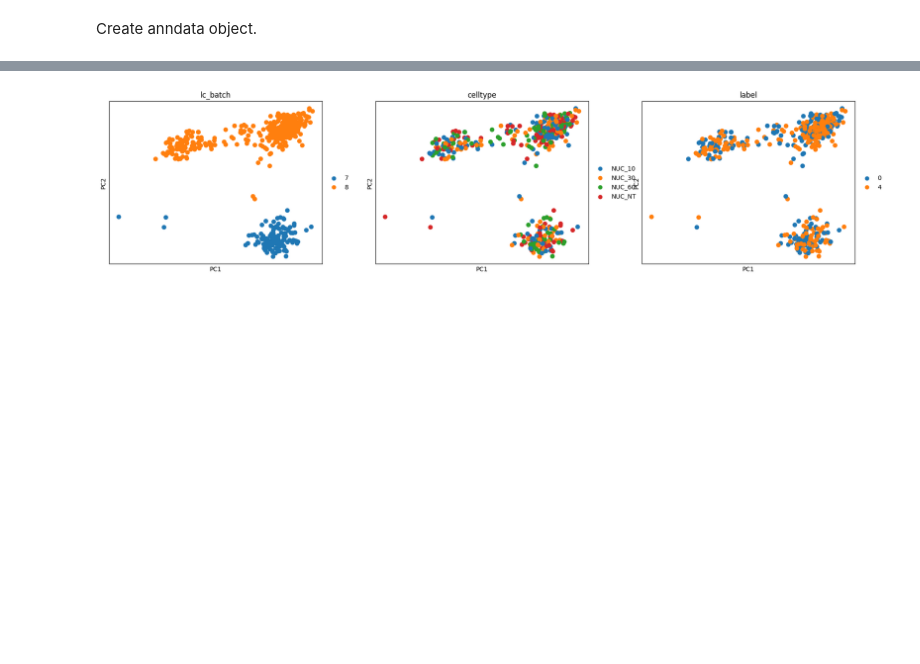
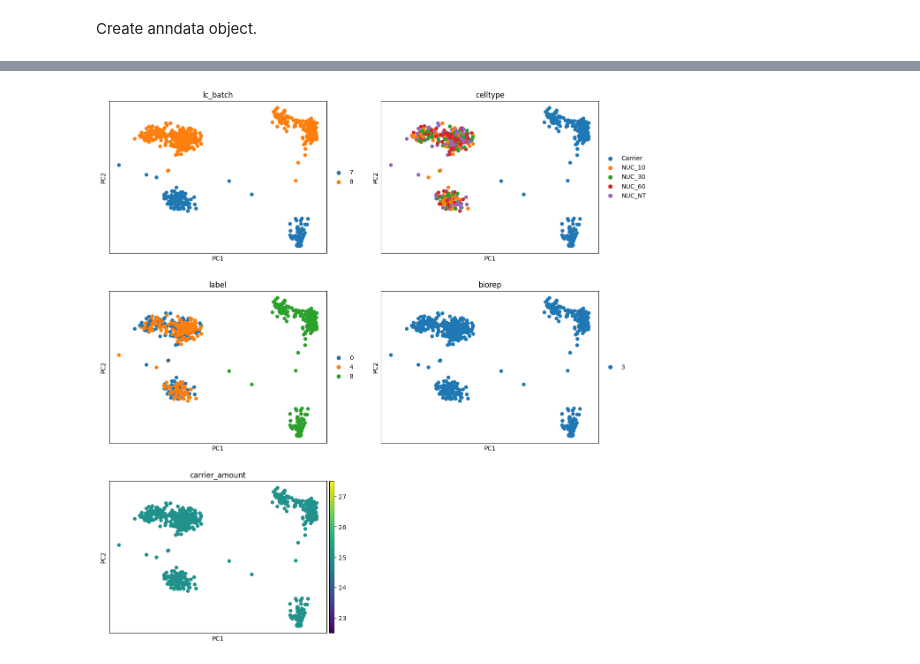
Before and after one commit to RasmusML/Single-nucleus-proteomics, a Jupyter notebook: notebooks/processing.ipynb, the cells around one changed output, grey strips where cells are left out. Saved outputs shown, nothing was run; the diff lists cells and outputs as text; code cells hidden in the pictures; blank space fills up the shorter version.

Commit message:
Don't filter carrier channel

```diff
--- a/notebooks/processing.ipynb
+++ b/notebooks/processing.ipynb
@@ -123,4 +149,4 @@ AnnData object with n_obs × n_vars = 528 × 1690
 # %%
-sc.pl.pca(adata, color=["lc_batch", "celltype", "label"])
+sc.pl.pca(adata, color=["lc_batch", "celltype", "label", "biorep", "carrier_amount"], ncols=2)
 # %% [output]
-[figure, old version]
+[figure, new version]
```
Also changed, not shown: parts of 10 cells of this notebook, 1 other file.
